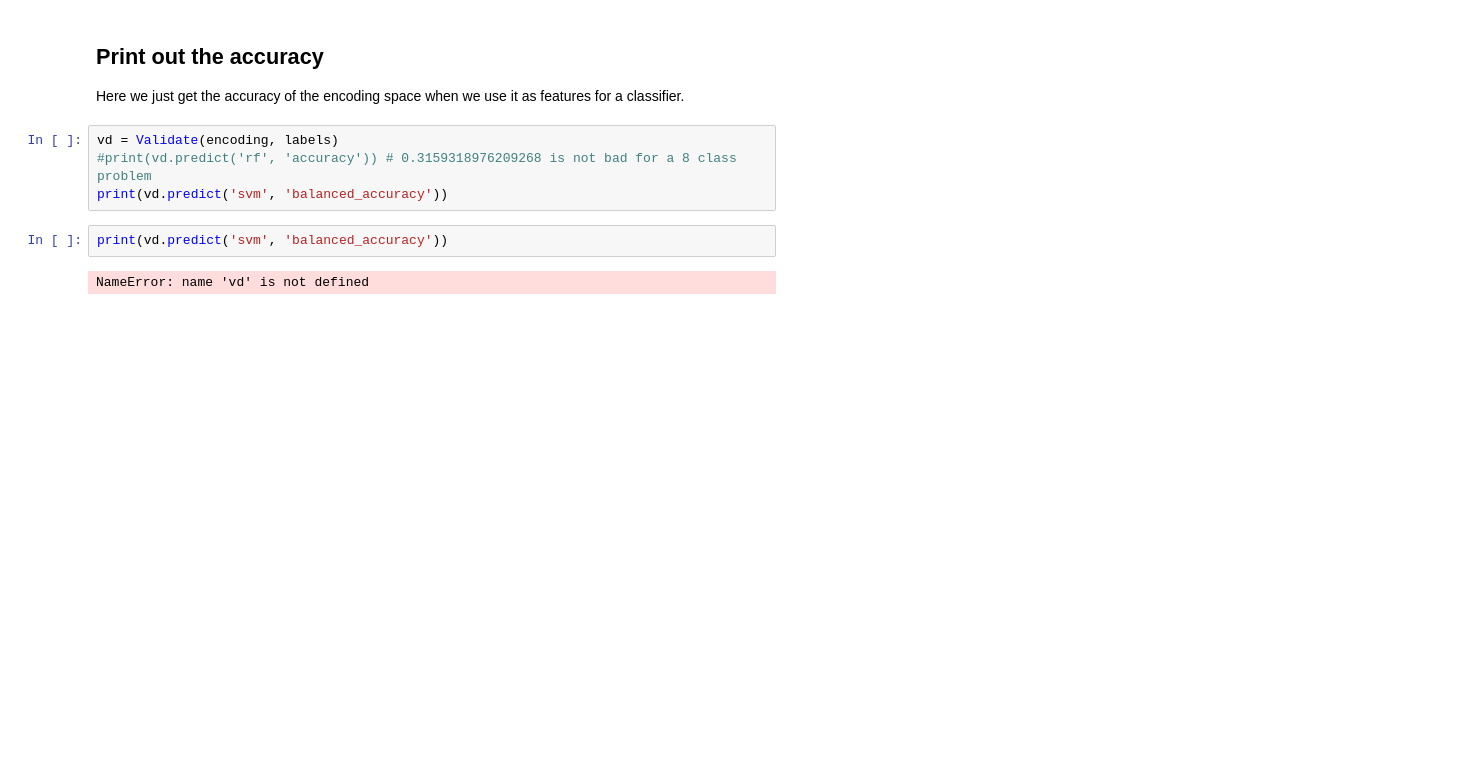
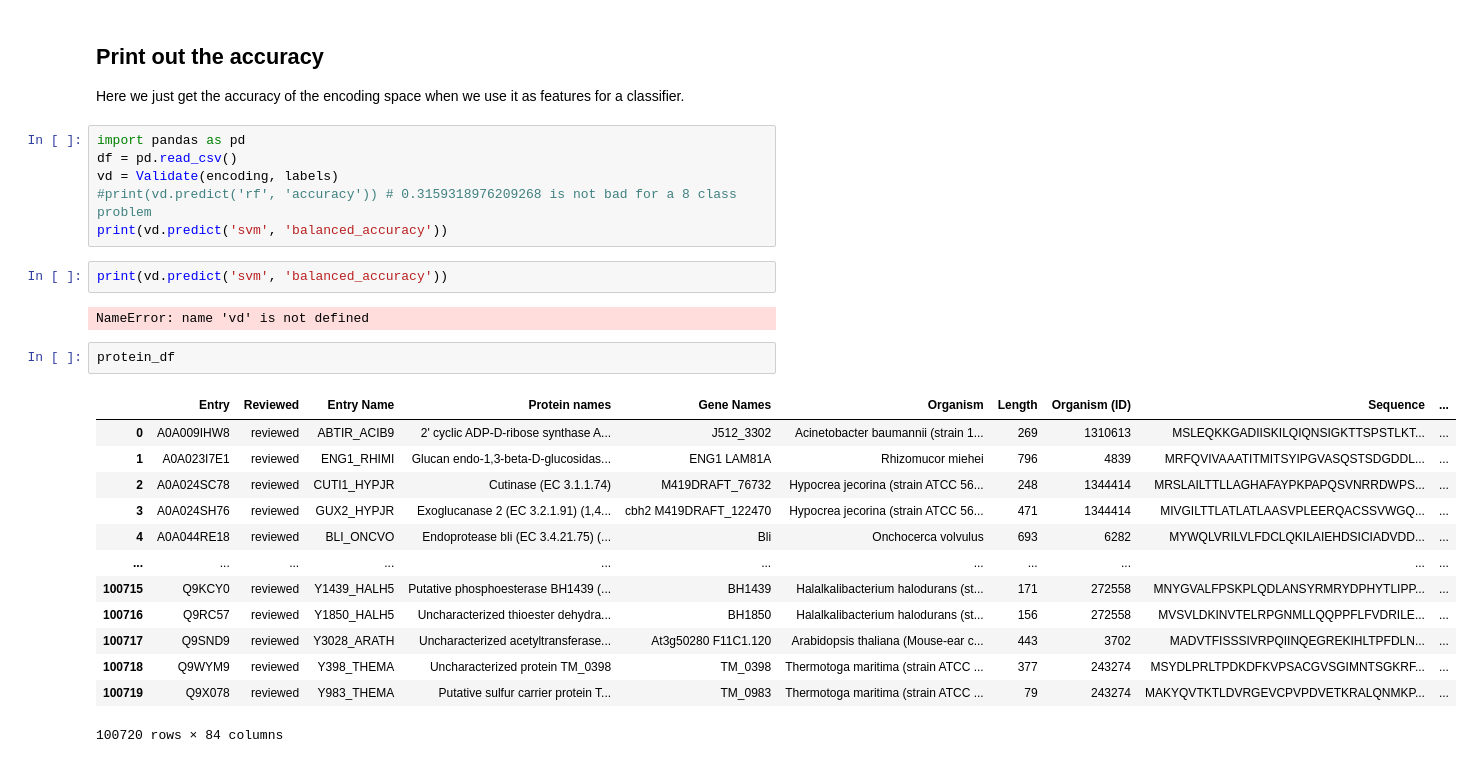
Before and after one commit to ArianeMora/scivae, a Jupyter notebook: example/VAE protein chem encoder.ipynb, the cells around one changed output. Drawn from its saved outputs; the diff is of its cells as text; blank space fills up the shorter version.

```diff
--- a/example/VAE protein chem encoder.ipynb
+++ b/example/VAE protein chem encoder.ipynb
@@ -208,6 +209,8 @@ findfont: Generic family 'sans-serif' not found because none of the following fa
 
 Here we just get the accuracy of the encoding space when we use it as features for a classifier.
 # %%
+import pandas as pd
+df = pd.read_csv()
 vd = Validate(encoding, labels)
 #print(vd.predict('rf', 'accuracy')) # 0.3159318976209268 is not bad for a 8 class problem
 print(vd.predict('svm', 'balanced_accuracy'))
@@ -215,3 +218,19 @@ print(vd.predict('svm', 'balanced_accuracy'))
 print(vd.predict('svm', 'balanced_accuracy'))
 # %% [output]
 NameError: name 'vd' is not defined
+# %%
+protein_df
+# %% [output]
+|  | Entry | Reviewed | Entry Name | Protein names | Gene Names | Organism | Length | Organism (ID) | Sequence | ... |
+| 0 | A0A009IHW8 | reviewed | ABTIR_ACIB9 | 2' cyclic ADP-D-ribose synthase A... | J512_3302 | Acinetobacter baumannii (strain 1... | 269 | 1310613 | MSLEQKKGADIISKILQIQNSIGKTTSPSTLKT... | ... |
+| 1 | A0A023I7E1 | reviewed | ENG1_RHIMI | Glucan endo-1,3-beta-D-glucosidas... | ENG1 LAM81A | Rhizomucor miehei | 796 | 4839 | MRFQVIVAAATITMITSYIPGVASQSTSDGDDL... | ... |
+| 2 | A0A024SC78 | reviewed | CUTI1_HYPJR | Cutinase (EC 3.1.1.74) | M419DRAFT_76732 | Hypocrea jecorina (strain ATCC 56... | 248 | 1344414 | MRSLAILTTLLAGHAFAYPKPAPQSVNRRDWPS... | ... |
+| 3 | A0A024SH76 | reviewed | GUX2_HYPJR | Exoglucanase 2 (EC 3.2.1.91) (1,4... | cbh2 M419DRAFT_122470 | Hypocrea jecorina (strain ATCC 56... | 471 | 1344414 | MIVGILTTLATLATLAASVPLEERQACSSVWGQ... | ... |
+| 4 | A0A044RE18 | reviewed | BLI_ONCVO | Endoprotease bli (EC 3.4.21.75) (... | Bli | Onchocerca volvulus | 693 | 6282 | MYWQLVRILVLFDCLQKILAIEHDSICIADVDD... | ... |
+| ... | ... | ... | ... | ... | ... | ... | ... | ... | ... | ... |
+| 100715 | Q9KCY0 | reviewed | Y1439_HALH5 | Putative phosphoesterase BH1439 (... | BH1439 | Halalkalibacterium halodurans (st... | 171 | 272558 | MNYGVALFPSKPLQDLANSYRMRYDPHYTLIPP... | ... |
+| 100716 | Q9RC57 | reviewed | Y1850_HALH5 | Uncharacterized thioester dehydra... | BH1850 | Halalkalibacterium halodurans (st... | 156 | 272558 | MVSVLDKINVTELRPGNMLLQQPPFLFVDRILE... | ... |
+| 100717 | Q9SND9 | reviewed | Y3028_ARATH | Uncharacterized acetyltransferase... | At3g50280 F11C1.120 | Arabidopsis thaliana (Mouse-ear c... | 443 | 3702 | MADVTFISSSIVRPQIINQEGREKIHLTPFDLN... | ... |
+| 100718 | Q9WYM9 | reviewed | Y398_THEMA | Uncharacterized protein TM_0398 | TM_0398 | Thermotoga maritima (strain ATCC ... | 377 | 243274 | MSYDLPRLTPDKDFKVPSACGVSGIMNTSGKRF... | ... |
+| 100719 | Q9X078 | reviewed | Y983_THEMA | Putative sulfur carrier protein T... | TM_0983 | Thermotoga maritima (strain ATCC ... | 79 | 243274 | MAKYQVTKTLDVRGEVCPVPDVETKRALQNMKP... | ... |
+100720 rows × 84 columns
```
Also changed, not shown: parts of 12 cells of this notebook.
